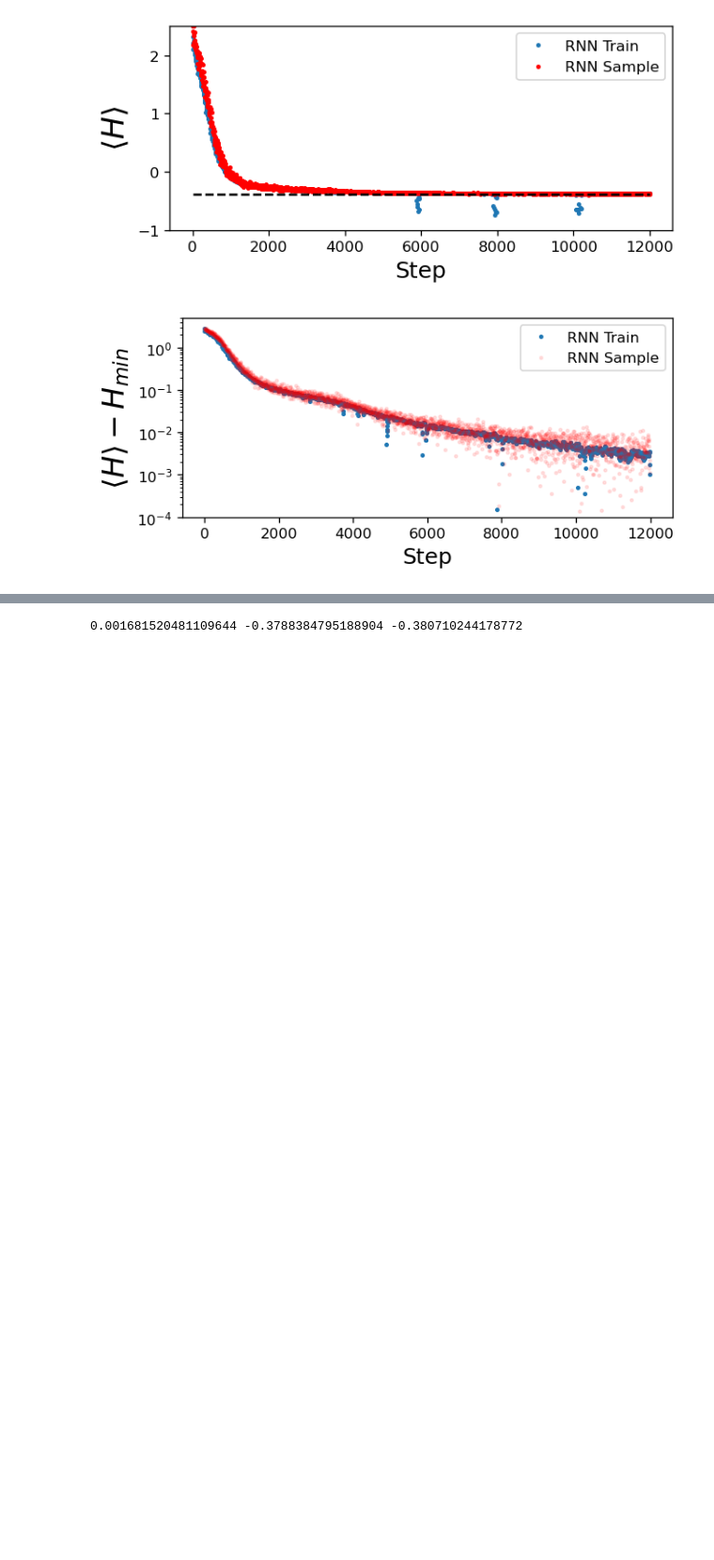
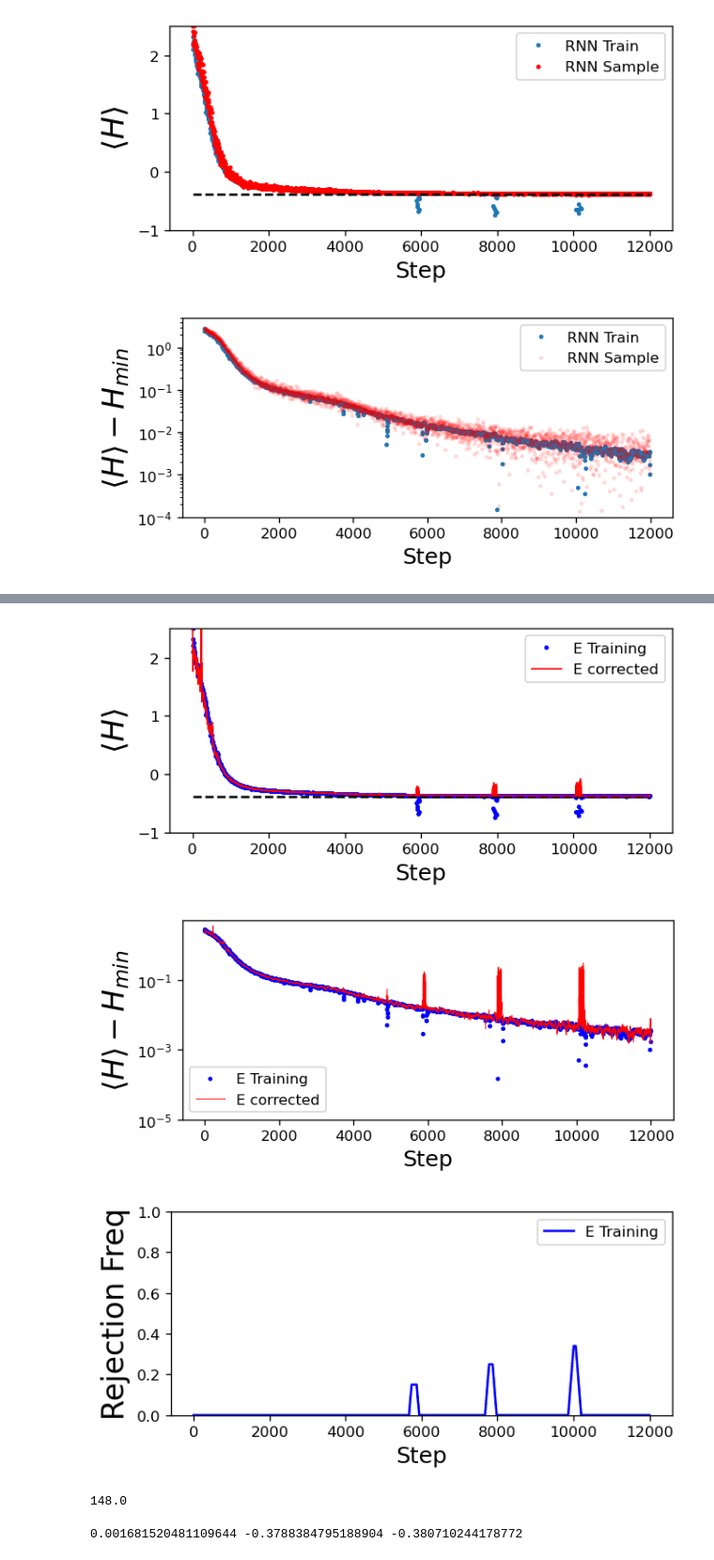
Before and after one commit to ksprague1/NN-QSR, a Jupyter notebook: RNN-QSR.ipynb, the cells around one changed output, grey strips where cells are left out. Shown at 94% size. Drawn from its saved outputs; the diff is of its cells as text; code cells hidden in the pictures; blank space fills up the shorter version.

```diff
--- a/RNN-QSR.ipynb
+++ b/RNN-QSR.ipynb
@@ -743,3 +745,57 @@ print(np.sum(DEBUG[:,3]))
+# %%
+fig = plt.figure(1,figsize=(6,2.5), dpi=120, facecolor='w', edgecolor='k')
+
+plt.plot(np.array(debug)[:,1],color='b',marker='o',markersize=2,linewidth=0.0,markevery=5,label="E Training")
+
+plt.plot([0,len(losses)],[exact_energy,exact_energy],'k--')
+plt.plot(np.array(debug)[:,0],"r-",lw=1.0,label="E corrected")
+
+plt.ylim(max(min(losses),-1),max(losses))
+
+plt.xlabel("Step",fontsize=15)
+plt.ylabel("$\\langle H \\rangle$",fontsize=20)
+plt.legend(loc="best")
+
+plt.show()
+
+
+
+
+
+fig = plt.figure(1,figsize=(6,2.5), dpi=120, facecolor='w', edgecolor='k')
+
+plt.plot(np.array(debug)[:,1]-exact_energy,color='b',marker='o',markersize=2,linewidth=0.0,markevery=5,label="E Training")
+plt.plot(np.array(debug)[:,0]-exact_energy,"r-",lw=0.5,label="E corrected")
+plt.yscale("log")
+plt.ylim(1e-5,5)
+#plt.ylim(-0.1,0.1)
+plt.xlabel("Step",fontsize=15)
+plt.ylabel("$\\langle H \\rangle-H_{min}$",fontsize=20)
+plt.legend(loc="best")
+plt.show()
+
+
+DEBUG = np.array(debug)
+
+fig = plt.figure(1,figsize=(6,2.5), dpi=120, facecolor='w', edgecolor='k')
+
+avgs = np.array([np.mean(DEBUG[i:i+200,3]) for i in range(DEBUG.shape[0])])
+
+plt.plot(avgs,'b-',label="E Training")
+#plt.plot(,"r-",lw=0.5,label="E corrected")
+#plt.yscale("log")
+plt.ylim(0,1)
+plt.xlabel("Step",fontsize=15)
+plt.ylabel("Rejection Freq",fontsize=20)
+plt.legend(loc="best")
+plt.show()
+
+print(np.sum(DEBUG[:,3]))
+# %% [output]
+[figure, added]
+[figure, added]
+[figure, added]
+148.0
 # %%
 if True:
     print(losses[-1]-exact_energy,losses[-1],true_energies[-1])
```
Also changed, not shown: parts of 13 cells of this notebook.
